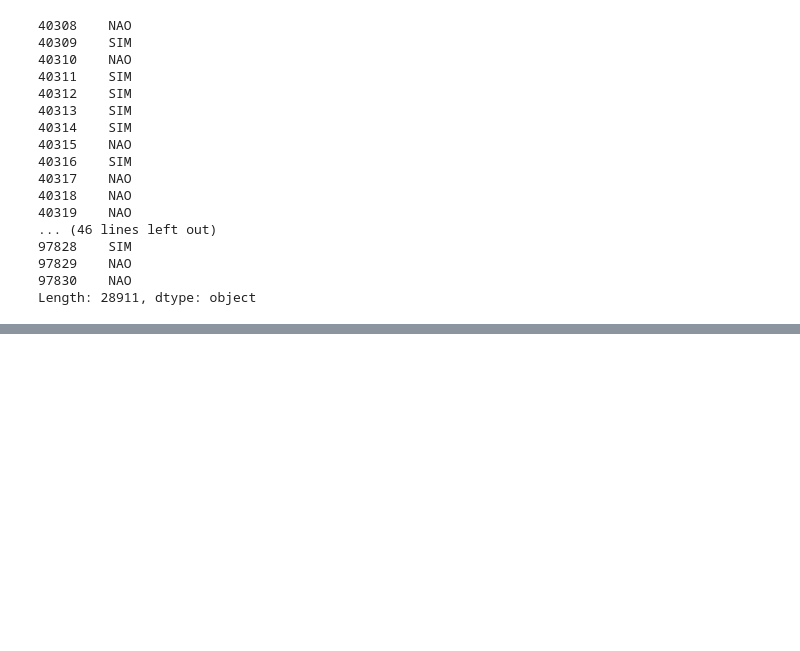
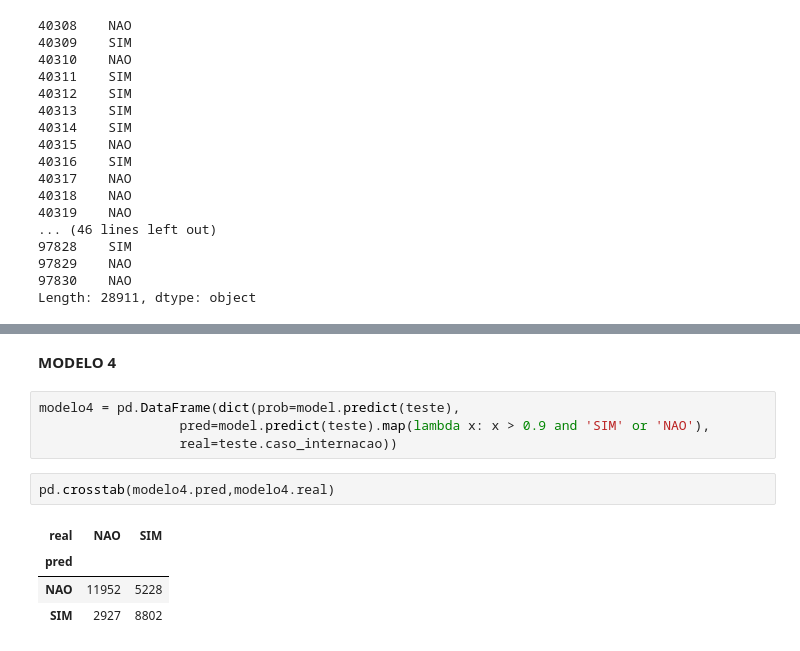
Before and after one commit to Jcss3/Analise-de-Dados---Dengue, a Jupyter notebook: Regressão - Diferentes Datasets/Regressão - dengue_tp_fix.ipynb, the cells around one changed output, grey strips where cells are left out. Drawn from its saved outputs; the diff is of its cells as text; blank space fills up the shorter version.

```diff
--- a/Regressão - Diferentes Datasets/Regressão - dengue_tp_fix.ipynb
+++ b/Regressão - Diferentes Datasets/Regressão - dengue_tp_fix.ipynb
@@ -172,0 +262,13 @@ acc= 0.693, sen=0.725, esp=0.662
+# %% [markdown]
+<strong>MODELO 4</strong>
+# %%
+modelo4 = pd.DataFrame(dict(prob=model.predict(teste),
+                  pred=model.predict(teste).map(lambda x: x > 0.9 and 'SIM' or 'NAO'),
+                  real=teste.caso_internacao))
+# %%
+pd.crosstab(modelo4.pred,modelo4.real)
+# %% [output]
+| real | NAO | SIM |
+| pred |  |  |
+| NAO | 11952 | 5228 |
+| SIM | 2927 | 8802 |
```
Also changed, not shown: parts of 44 cells of this notebook.
